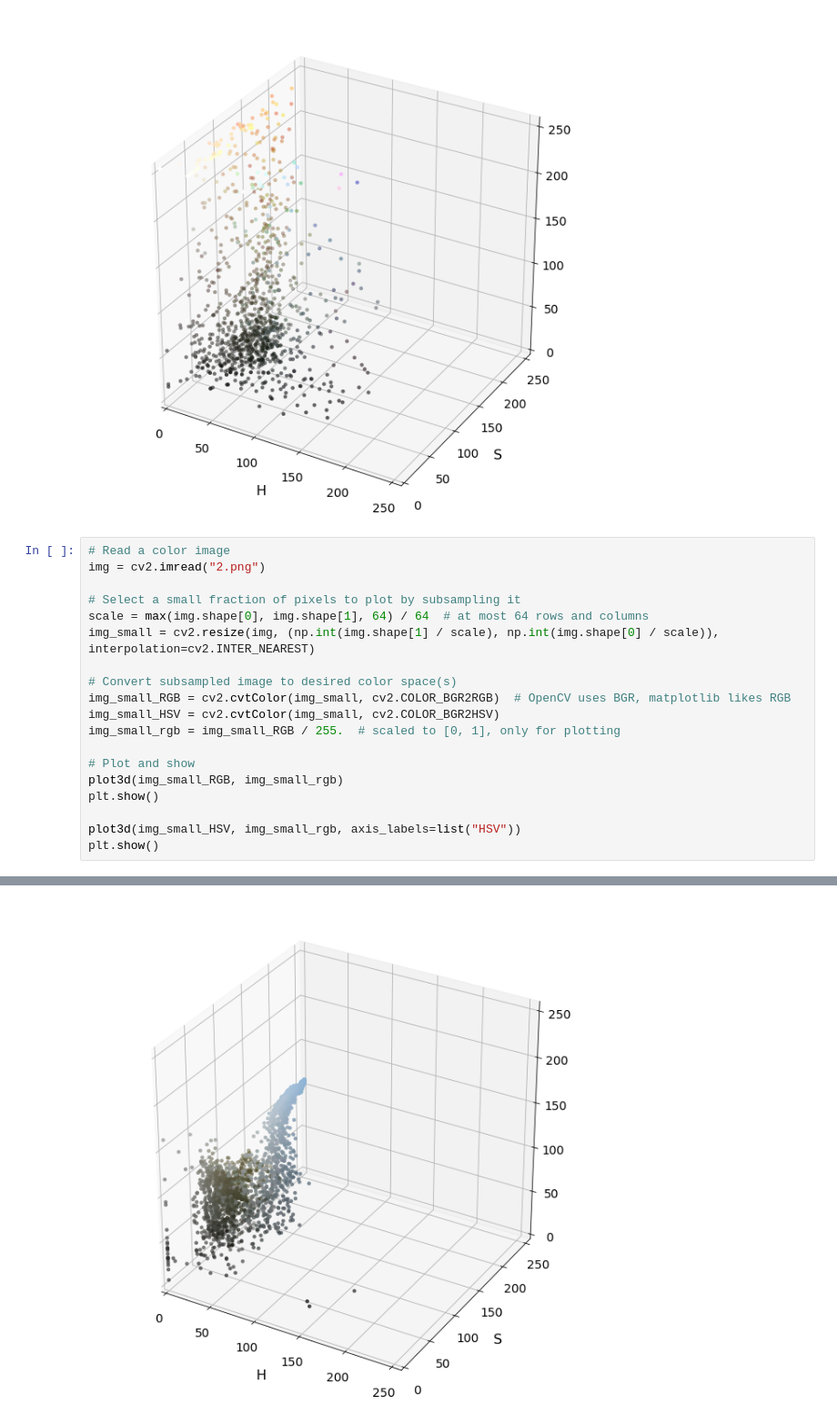
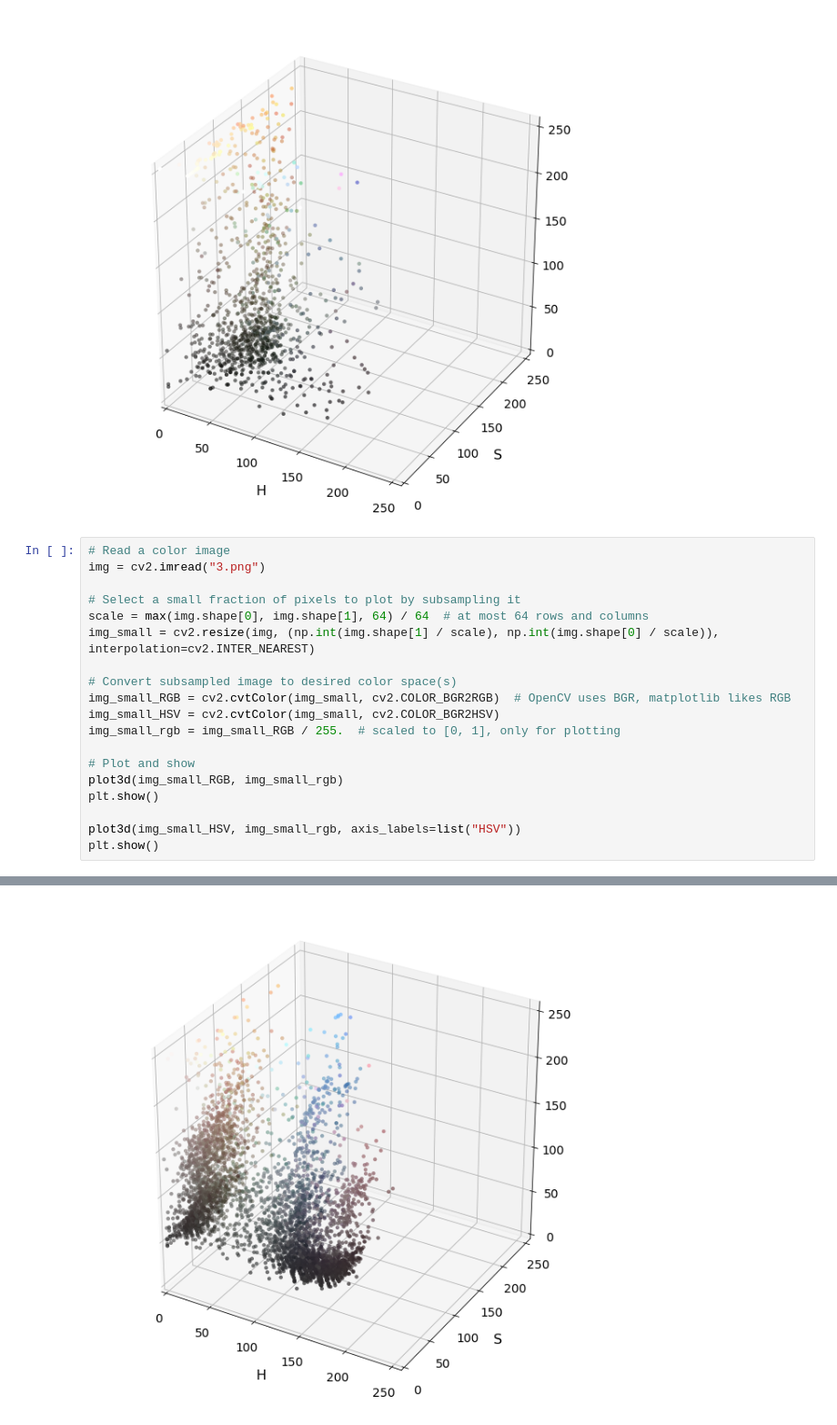
Before and after one commit to prateeksawhney97/Exploring-Color-Spaces, a Jupyter notebook: color_space.ipynb, the cells around one changed output, grey strips where cells are left out. Shown at 91% size. Cells and saved outputs as stored; diff of their text form.

Commit message:
plotting for image 3

```diff
--- a/color_space.ipynb
+++ b/color_space.ipynb
@@ -77,7 +77,7 @@ plt.show()
 [figure]
 # %%
 # Read a color image
-img = cv2.imread("2.png")
+img = cv2.imread("3.png")
 
 # Select a small fraction of pixels to plot by subsampling it
 scale = max(img.shape[0], img.shape[1], 64) / 64  # at most 64 rows and columns
@@ -99 +99 @@ plt.show()
-[figure, old version]
+[figure, new version]
```
Also changed, not shown: parts of 1 cell of this notebook.
